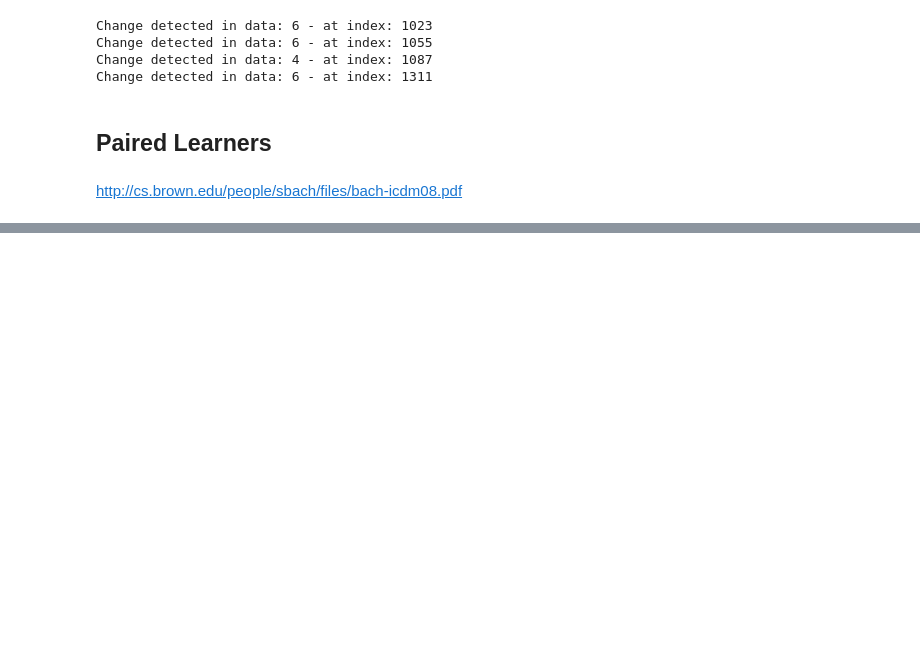
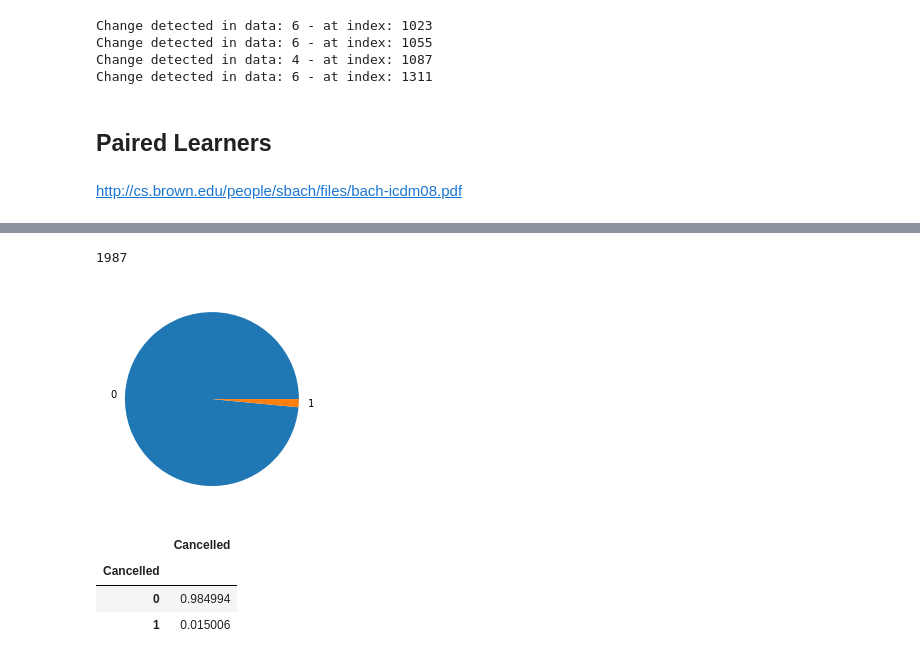
Before and after one commit to Dionidgy/ML, a Jupyter notebook: lifelong/lifelong.ipynb, the cells around one changed output, grey strips where cells are left out. Saved outputs shown, nothing was run; the diff lists cells and outputs as text; code cells hidden in the pictures; blank space fills up the shorter version.

```diff
--- a/lifelong/lifelong.ipynb
+++ b/lifelong/lifelong.ipynb
@@ -159,0 +175,5 @@ http://cs.brown.edu/people/sbach/files/bach-icdm08.pdf
+# %%
+df_airlines_2008 = pd.read_csv('DataExpo2009/2008.csv')
+df_airlines_2000 = pd.read_csv('DataExpo2009/2000.csv')
+df_airlines_1987 = pd.read_csv('DataExpo2009/1987.csv')
+print('Done at ', datetime.datetime.now())
@@ -159,0 +219,13 @@ http://cs.brown.edu/people/sbach/files/bach-icdm08.pdf
+# %%
+fig, ax = plt.subplots()
+ax.pie(df_airlines_1987.groupby('Cancelled').agg({'Cancelled' : 'count'})['Cancelled'], labels= [0, 1])
+print(1987)
+plt.show()
+df_airlines_1987.groupby('Cancelled').agg({'Cancelled': lambda x: x.count()/ df_airlines_1987['Cancelled'].count()})
+# %% [output]
+1987
+[figure, added]
+|  | Cancelled |
+| Cancelled |  |
+| 0 | 0.984994 |
+| 1 | 0.015006 |
```
Also changed, not shown: parts of 12 cells of this notebook.
